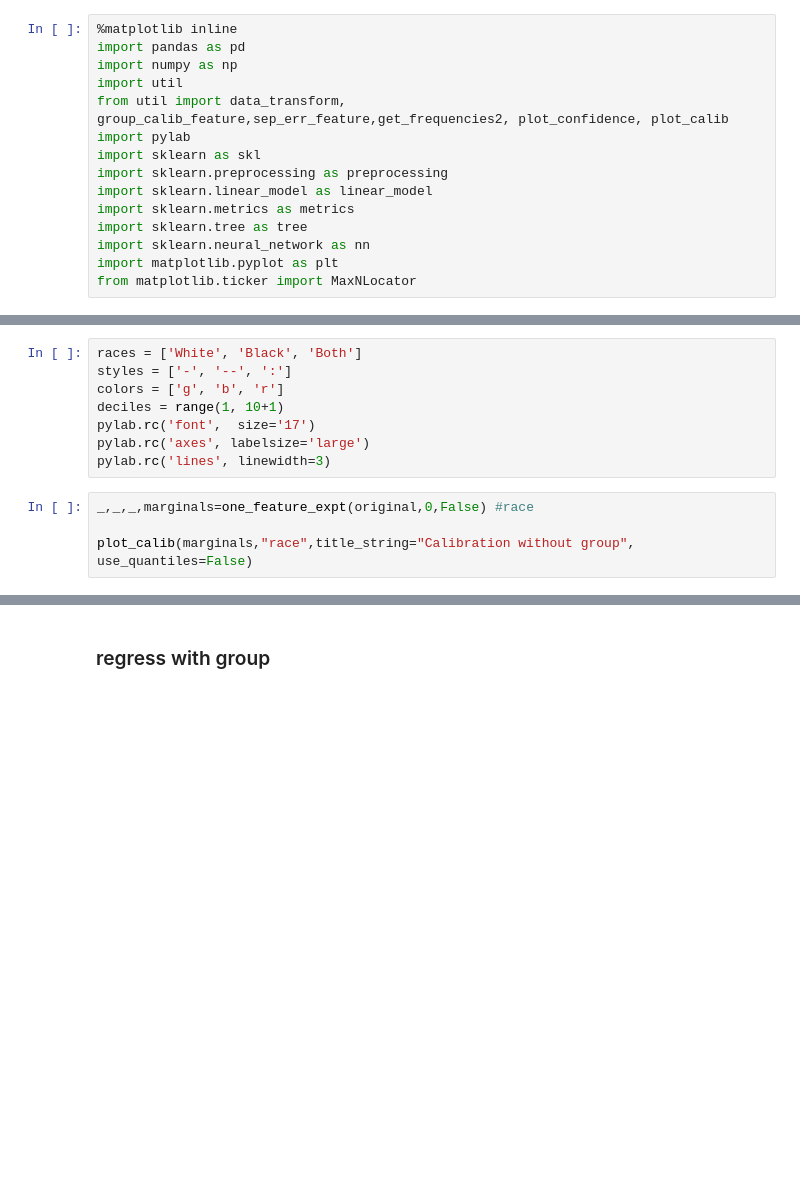
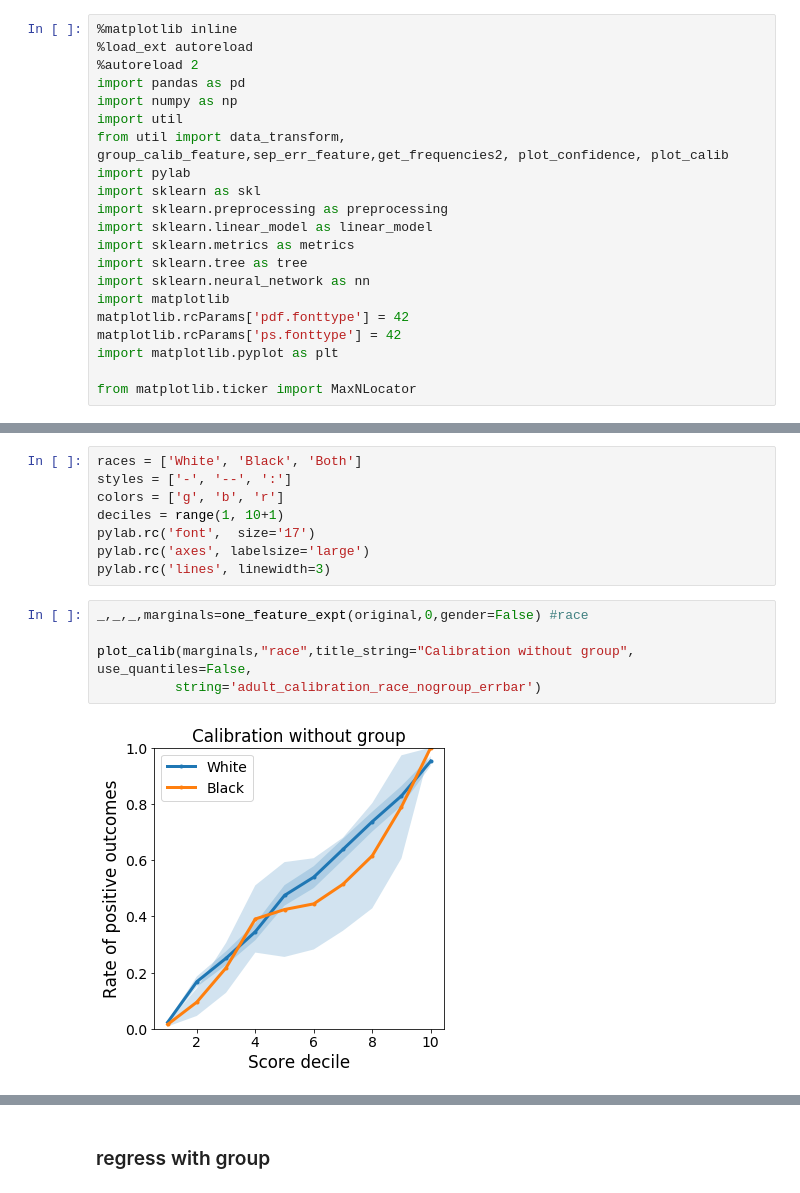
Before and after one commit to lydiatliu/unconstrainedml, a Jupyter notebook: adult.ipynb, the cells around one changed output, grey strips where cells are left out. Drawn from its saved outputs; the diff is of its cells as text; blank space fills up the shorter version.

```diff
--- a/adult.ipynb
+++ b/adult.ipynb
@@ -1,5 +1,7 @@
 # %%
 %matplotlib inline
+%load_ext autoreload
+%autoreload 2
 import pandas as pd
 import numpy as np
 import util
@@ -11,5 +13,9 @@ import sklearn.linear_model as linear_model
 import sklearn.metrics as metrics
 import sklearn.tree as tree
 import sklearn.neural_network as nn
+import matplotlib
+matplotlib.rcParams['pdf.fonttype'] = 42
+matplotlib.rcParams['ps.fonttype'] = 42
 import matplotlib.pyplot as plt
+
 from matplotlib.ticker import MaxNLocator
@@ -472,8 +476,11 @@ pylab.rc('font',  size='17')
 pylab.rc('axes', labelsize='large')
 pylab.rc('lines', linewidth=3)
 # %%
-_,_,_,marginals=one_feature_expt(original,0,False) #race
+_,_,_,marginals=one_feature_expt(original,0,gender=False) #race
 
-plot_calib(marginals,"race",title_string="Calibration without group", use_quantiles=False)
+plot_calib(marginals,"race",title_string="Calibration without group", use_quantiles=False,
+          string='adult_calibration_race_nogroup_errbar')
+# %% [output]
+[figure, added]
 # %%
 genders = ['Female', 'Male']
```
Also changed, not shown: parts of 9 cells of this notebook, 2 other files.
